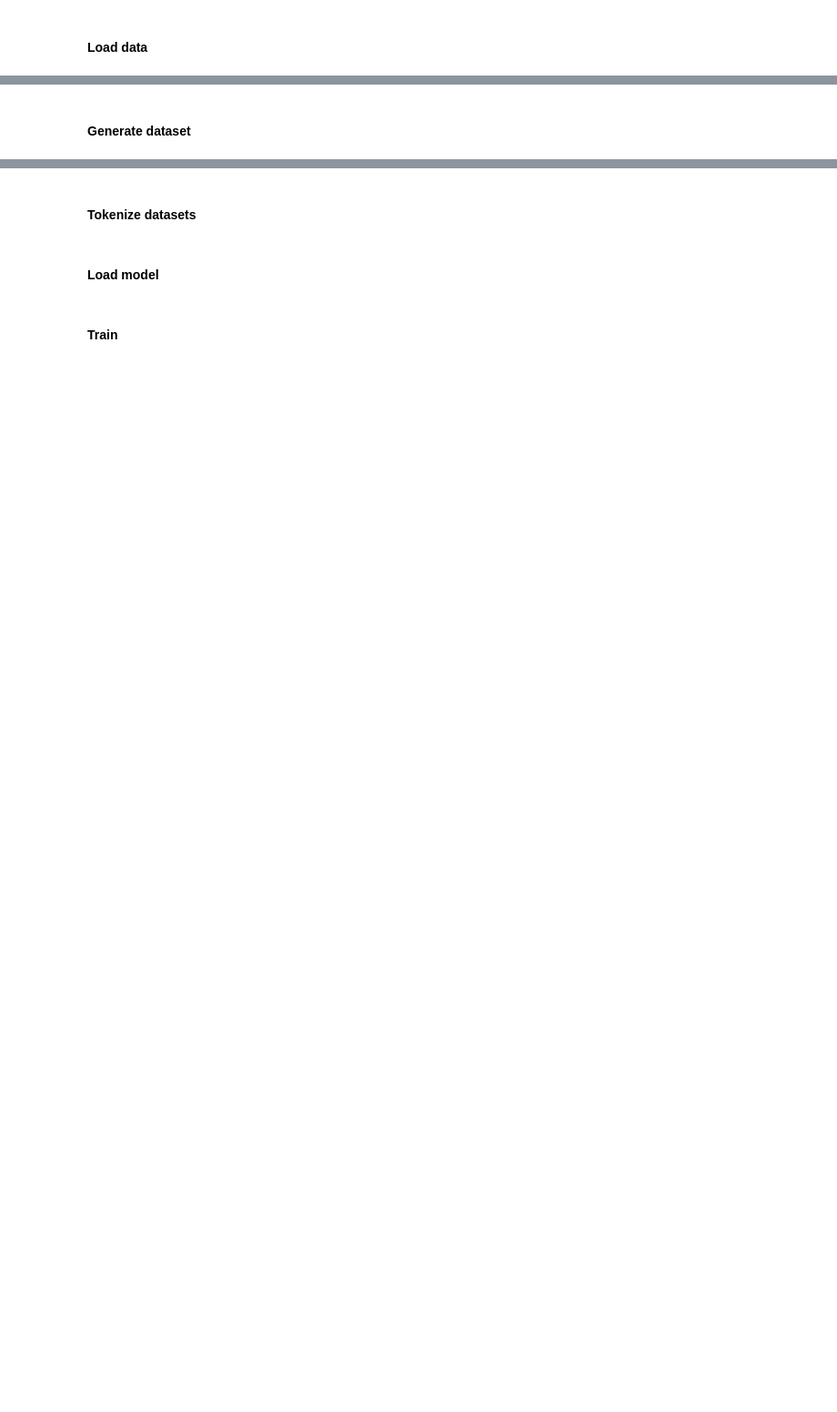
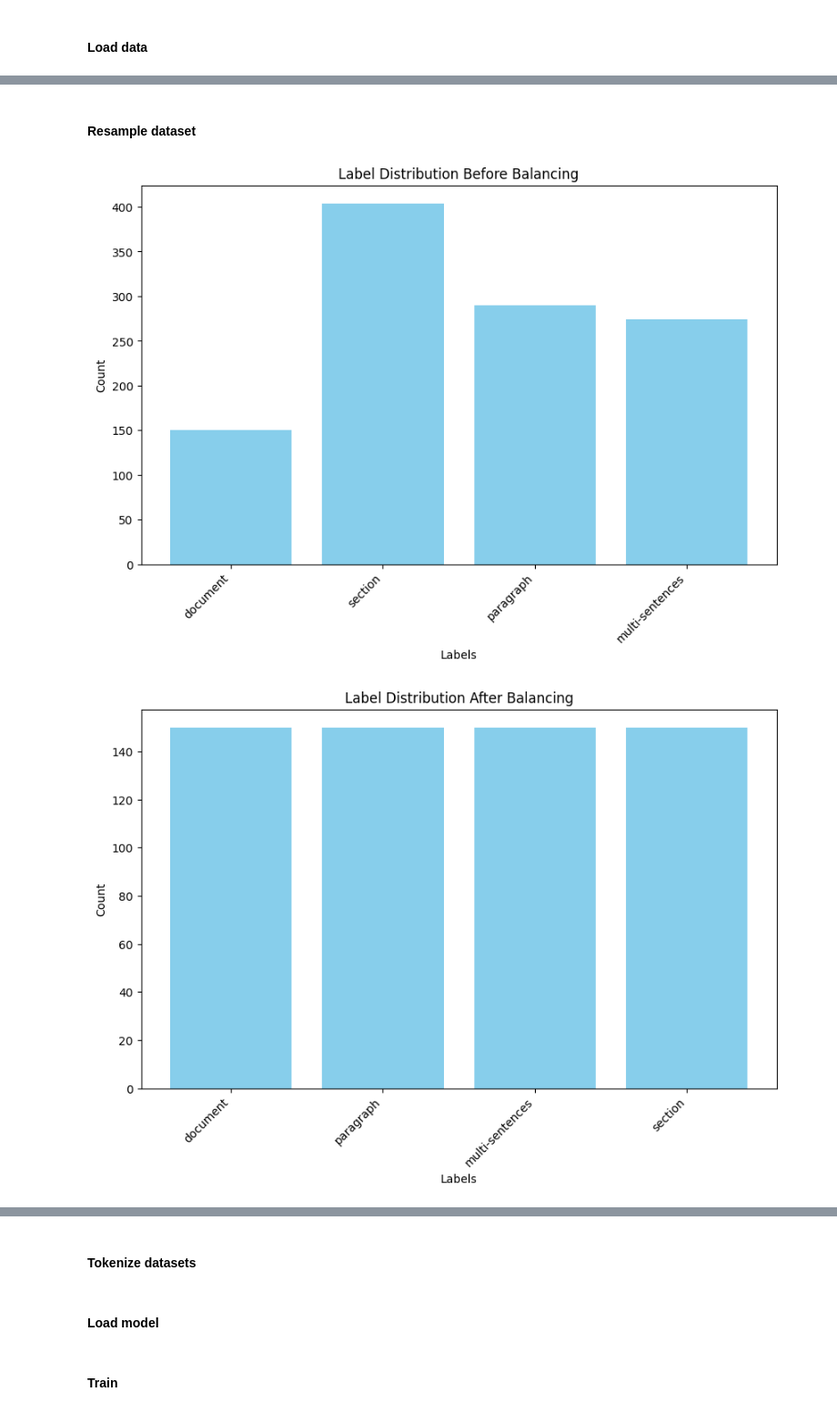
Before and after one commit to zz9tf/Fine-Tuned-GPT-2-with-articles-ground-truth, a Jupyter notebook: code/llamaIndex/experiment/step_3_level_predictor/level_predictor.ipynb, the cells around one changed output, grey strips where cells are left out. Shown at 91% size. Drawn from its saved outputs; the diff is of its cells as text; code cells hidden in the pictures; blank space fills up the shorter version.

```diff
--- a/code/llamaIndex/experiment/step_3_level_predictor/level_predictor.ipynb
+++ b/code/llamaIndex/experiment/step_3_level_predictor/level_predictor.ipynb
@@ -16,2 +82,2 @@ for node in nodes:
 # %% [markdown]
-#### Generate dataset
+#### Resample dataset
@@ -36,0 +84,18 @@ dataset_dict = DatasetDict({
+# %%
+import os
+from tqdm import tqdm
+import json
+
+questions = []
+labels = []
+label_to_number = {level: i for i, level in enumerate(['document', 'section', 'paragraph', 'multi-sentences'])}
+texts_and_labels_file_path = './questions_and_labels.jsonl'
+file_size = os.path.getsize(texts_and_labels_file_path)
+with open(texts_and_labels_file_path, 'r') as file:
+    with tqdm(total=file_size, desc=f'Loading {texts_and_labels_file_path.split(os.path.sep)[-1]}', unit='B', unit_scale=True, unit_divisor=1024) as pbar:
+        for line in file:
+            data = json.loads(line)
+            questions.append(data['question'])
+            labels.append(label_to_number[data['label']])
+            # Update progress bar based on bytes read
+            pbar.update(len(line))
@@ -36,0 +145,29 @@ dataset_dict = DatasetDict({
+# %%
+import matplotlib.pyplot as plt
+from collections import Counter
+
+label_to_number = {level: i for i, level in enumerate(['document', 'section', 'paragraph', 'multi-sentences'])}
+number_to_label = {v:k for k,v in label_to_number.items()}
+# Step 1: Count the occurrences of each label
+label_counts_before = Counter([number_to_label[l] for l in labels])  # Original distribution
+label_counts_after = Counter([number_to_label[l] for l in balanced_labels])  # After balancing (resampling)
+
+# Step 2: Visualization function
+def plot_label_distribution(label_counts, title):
+    labels = list(label_counts.keys())
+    counts = list(label_counts.values())
+
+    plt.figure(figsize=(10, 6))
+    plt.bar(labels, counts, color='skyblue')
+    plt.xlabel('Labels')
+    plt.ylabel('Count')
+    plt.title(title)
+    plt.xticks(rotation=45, ha='right')  # Rotate label names for better readability
+    plt.show()
+
+# Step 3: Plot label distribution before and after balancing
+plot_label_distribution(label_counts_before, 'Label Distribution Before Balancing')
+plot_label_distribution(label_counts_after, 'Label Distribution After Balancing')
+# %% [output]
+[figure, added]
+[figure, added]
```
Also changed, not shown: parts of 26 cells of this notebook, 28 other files.
